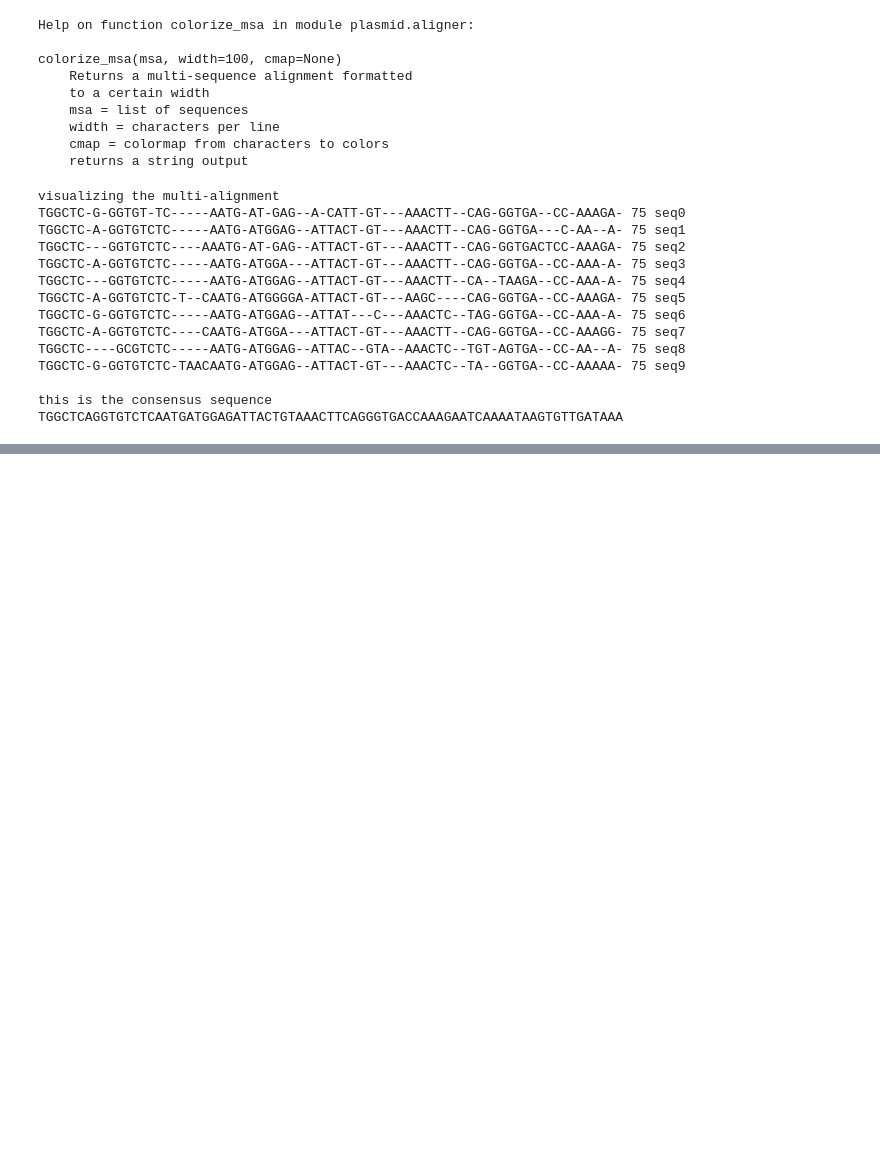
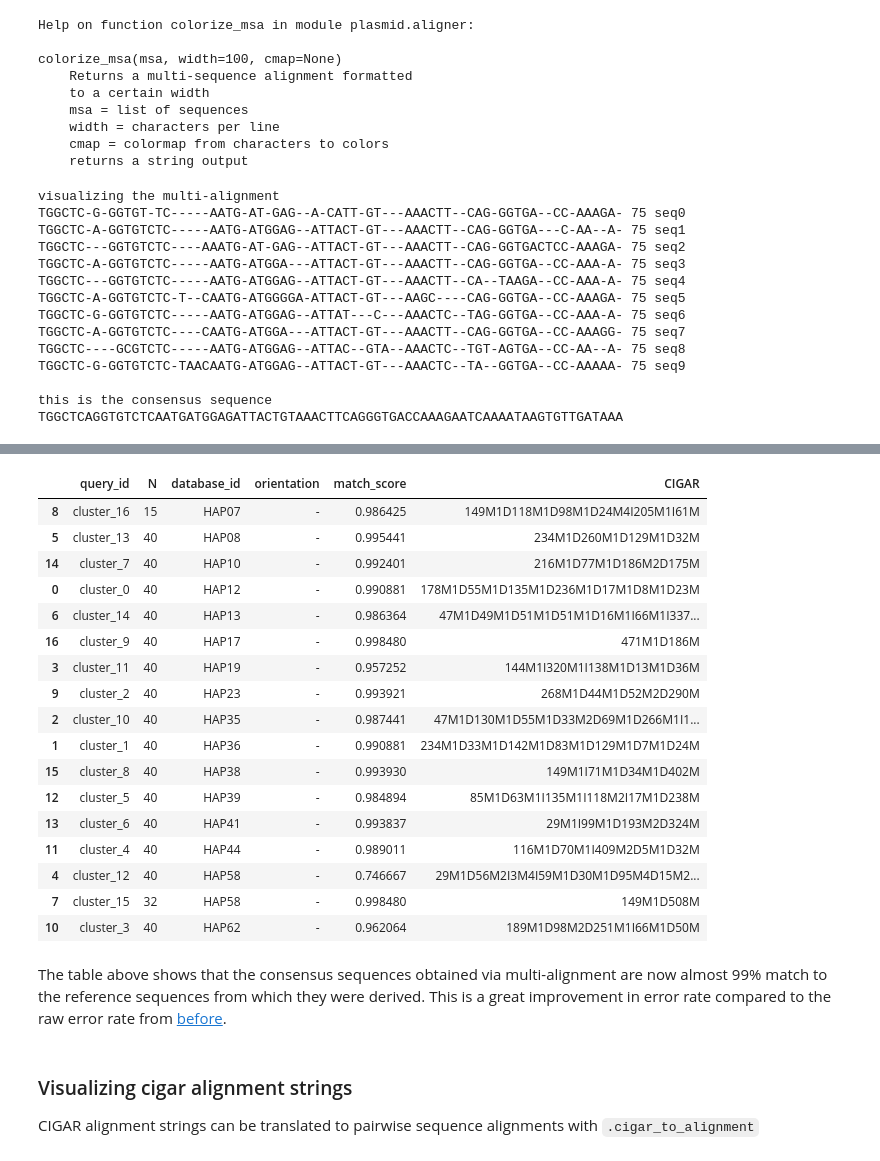
Before and after one commit to zchen15/plasmid, a Jupyter notebook: notebooks/clustering.ipynb, the cells around one changed output, grey strips where cells are left out. Saved outputs shown, nothing was run; the diff lists cells and outputs as text; code cells hidden in the pictures; blank space fills up the shorter version.

```diff
--- a/notebooks/clustering.ipynb
+++ b/notebooks/clustering.ipynb
@@ -427,0 +433,35 @@ TGGCTCAGGTGTCTCAATGATGGAGATTACTGTAAACTTCAGGGTGACCAAAGAATCAAAATAAGTGTTGATAAA
+# %%
+# load data from clustering
+df = pd.read_csv('clusters.csv.gz')
+
+# initialize the aligner
+aln = pge.Aligner()
+aln.params['spoa']['algorithm'] = 2
+
+# compute multi-alignment for each cluster for the first 30 sequences
+out = []
+L = np.max(df['labels'])
+for i in range(L):
+    # select sequences from each cluster
+    x = df[df['labels']==i]
+    seq = x['sequence'].values
+    # perform multi-alignment on first 30 sequences
+    seq = seq[:40]
+    msa = aln.spoa(seq)
+    val = ['cluster_'+str(i), msa['consensus'], len(seq)]
+    out.append(val)
+# format into a dataframe
+col = ['name','sequence','N']
+qry = pd.DataFrame(out, columns=col)
+# %%
+# compute accuracy relative to the reference
+ref = pge.fileIO.read_fasta('../data/ref_db.fa')
+# Selections for only sequences with HAP in the header
+ref = ref[ref['name'].str.contains('HAP')]
+
+# initialize the aligner
+aln = pge.Aligner()
+# align against the reference
+df = aln.minimap2(query=qry, database=ref)
+# filter alignments to the best matching results for each pair of reads
+df = pge.Aligner.filter_idx(df, ['query_id'], 'AS', 'idxmax')
@@ -427,0 +479,30 @@ TGGCTCAGGTGTCTCAATGATGGAGATTACTGTAAACTTCAGGGTGACCAAAGAATCAAAATAAGTGTTGATAAA
+# %%
+qry = qry.rename(columns={'name':'query_id'})
+df = df.merge(qry, on='query_id',how='left')
+df = df.sort_values(by=['database_id'])
+df[['query_id','N','database_id','orientation','match_score','CIGAR']]
+# %% [output]
+|  | query_id | N | database_id | orientation | match_score | CIGAR |
+| 8 | cluster_16 | 15 | HAP07 | - | 0.986425 | 149M1D118M1D98M1D24M4I205M1I61M |
+| 5 | cluster_13 | 40 | HAP08 | - | 0.995441 | 234M1D260M1D129M1D32M |
+| 14 | cluster_7 | 40 | HAP10 | - | 0.992401 | 216M1D77M1D186M2D175M |
+| 0 | cluster_0 | 40 | HAP12 | - | 0.990881 | 178M1D55M1D135M1D236M1D17M1D8M1D23M |
+| 6 | cluster_14 | 40 | HAP13 | - | 0.986364 | 47M1D49M1D51M1D51M1D16M1I66M1I337... |
+| 16 | cluster_9 | 40 | HAP17 | - | 0.998480 | 471M1D186M |
+| 3 | cluster_11 | 40 | HAP19 | - | 0.957252 | 144M1I320M1I138M1D13M1D36M |
+| 9 | cluster_2 | 40 | HAP23 | - | 0.993921 | 268M1D44M1D52M2D290M |
+| 2 | cluster_10 | 40 | HAP35 | - | 0.987441 | 47M1D130M1D55M1D33M2D69M1D266M1I1... |
+| 1 | cluster_1 | 40 | HAP36 | - | 0.990881 | 234M1D33M1D142M1D83M1D129M1D7M1D24M |
+| 15 | cluster_8 | 40 | HAP38 | - | 0.993930 | 149M1I71M1D34M1D402M |
+| 12 | cluster_5 | 40 | HAP39 | - | 0.984894 | 85M1D63M1I135M1I118M2I17M1D238M |
+| 13 | cluster_6 | 40 | HAP41 | - | 0.993837 | 29M1I99M1D193M2D324M |
+| 11 | cluster_4 | 40 | HAP44 | - | 0.989011 | 116M1D70M1I409M2D5M1D32M |
+| 4 | cluster_12 | 40 | HAP58 | - | 0.746667 | 29M1D56M2I3M4I59M1D30M1D95M4D15M2... |
+| 7 | cluster_15 | 32 | HAP58 | - | 0.998480 | 149M1D508M |
+| 10 | cluster_3 | 40 | HAP62 | - | 0.962064 | 189M1D98M2D251M1I66M1D50M |
+# %% [markdown]
+The table above shows that the consensus sequences obtained via multi-alignment are now almost 99% match to the reference sequences from which they were derived. This is a great improvement in error rate compared to the raw error rate from [before](#raw_read_error).
+# %% [markdown]
+<a class="anchor" id="cigar_alignment"></a>
+### Visualizing cigar alignment strings
+CIGAR alignment strings can be translated to pairwise sequence alignments with `.cigar_to_alignment`
```
Also changed, not shown: parts of 14 cells of this notebook, 4 other files.
